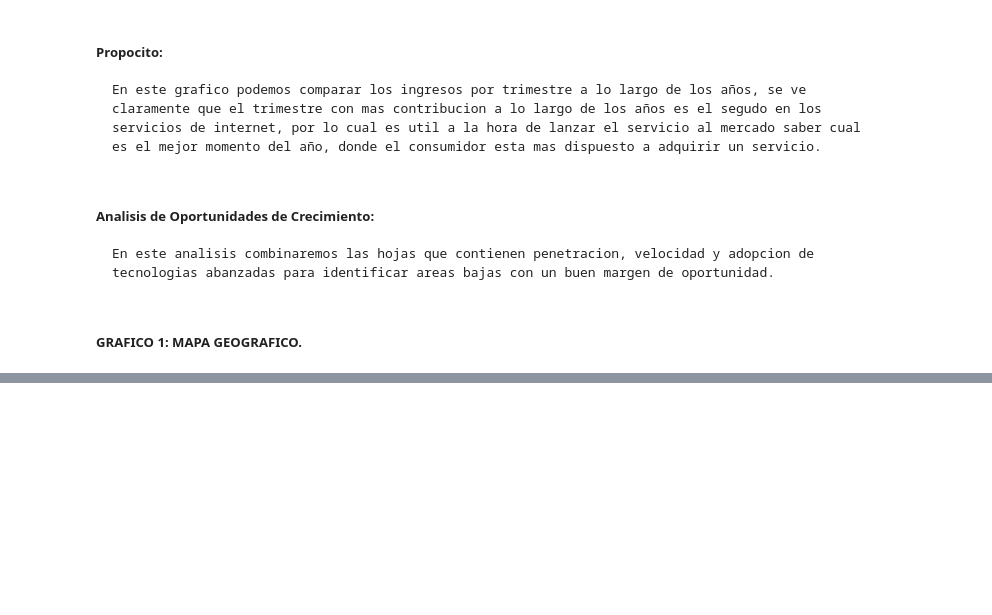
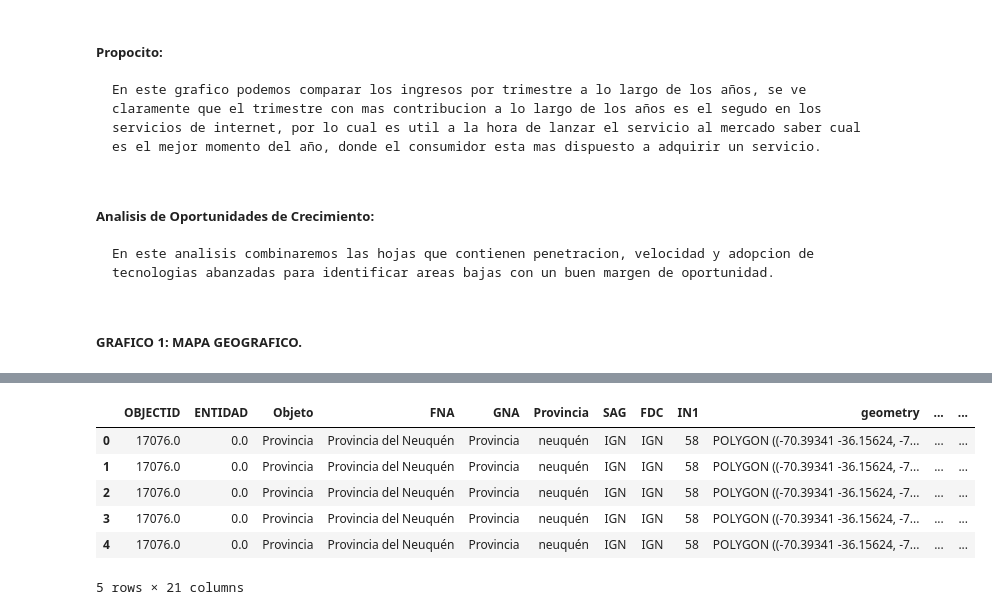
Before and after one commit to Mcarolina25/PROYECTO_INDIVIDUAL2-master, a Jupyter notebook: PI2/EDA.ipynb, the cells around one changed output, grey strips where cells are left out. Saved outputs shown, nothing was run; the diff lists cells and outputs as text; code cells hidden in the pictures; blank space fills up the shorter version.

```diff
--- a/PI2/EDA.ipynb
+++ b/PI2/EDA.ipynb
@@ -159,0 +231,8 @@ ModuleNotFoundError: No module named 'geopandas'
+# %%
+print(mapa['Provincia'].unique())  # Claves únicas en mapa1
+print(Accesos_tec['Provincia'].unique())  # Claves únicas en Accesos_tec
+# Eliminar espacios adicionales y convertir a minúsculas
+mapa['Provincia'] = mapa['Provincia'].str.strip().str.lower()
+Accesos_tec['Provincia'] = Accesos_tec['Provincia'].str.strip().str.lower()
+print(mapa['Provincia'].isnull().sum())  # Valores nulos en mapa1
+print(Accesos_tec['Provincia'].isnull().sum())  # Valores nulos en Accesos_tec
@@ -159,0 +255,12 @@ ModuleNotFoundError: No module named 'geopandas'
+# %%
+mapa1= mapa.merge(Accesos_tec, on='Provincia', how='inner')
+# %%
+mapa1.head()
+# %% [output]
+|  | OBJECTID | ENTIDAD | Objeto | FNA | GNA | Provincia | SAG | FDC | IN1 | geometry | ... | ... |
+| 0 | 17076.0 | 0.0 | Provincia | Provincia del Neuquén | Provincia | neuquén | IGN | IGN | 58 | POLYGON ((-70.39341 -36.15624, -7... | ... | ... |
+| 1 | 17076.0 | 0.0 | Provincia | Provincia del Neuquén | Provincia | neuquén | IGN | IGN | 58 | POLYGON ((-70.39341 -36.15624, -7... | ... | ... |
+| 2 | 17076.0 | 0.0 | Provincia | Provincia del Neuquén | Provincia | neuquén | IGN | IGN | 58 | POLYGON ((-70.39341 -36.15624, -7... | ... | ... |
+| 3 | 17076.0 | 0.0 | Provincia | Provincia del Neuquén | Provincia | neuquén | IGN | IGN | 58 | POLYGON ((-70.39341 -36.15624, -7... | ... | ... |
+| 4 | 17076.0 | 0.0 | Provincia | Provincia del Neuquén | Provincia | neuquén | IGN | IGN | 58 | POLYGON ((-70.39341 -36.15624, -7... | ... | ... |
+5 rows × 21 columns
```
Also changed, not shown: parts of 14 cells of this notebook.
